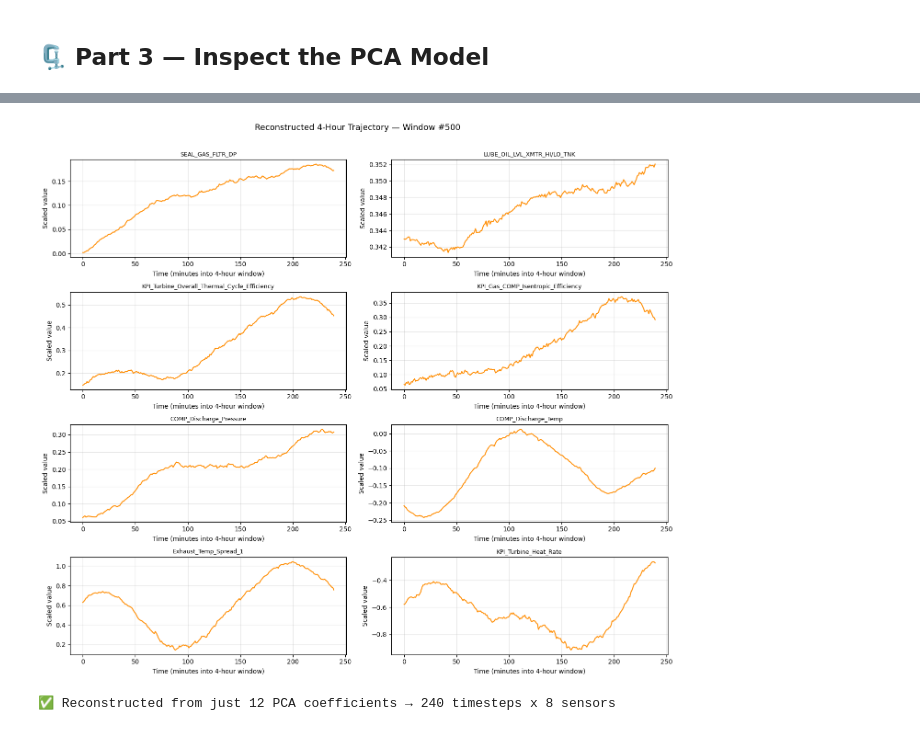
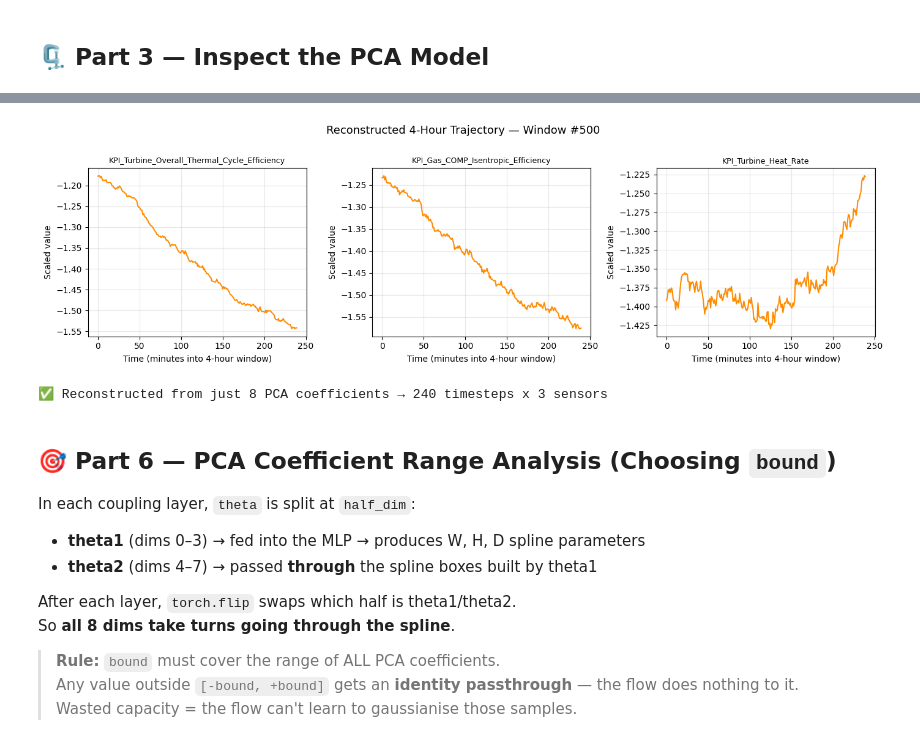
Before and after one commit to Anupam1223/Genesis, a Jupyter notebook: notebooks/explore_preprocessing.ipynb, the cells around one changed output, grey strips where cells are left out. Saved outputs shown, nothing was run; the diff lists cells and outputs as text; code cells hidden in the pictures.

```diff
--- a/notebooks/explore_preprocessing.ipynb
+++ b/notebooks/explore_preprocessing.ipynb
@@ -96,12 +97,19 @@ x_scaler     = joblib.load(os.path.join(CHECKPOINT_DIR, 'x_scaler.pkl'))
 u_scaler     = joblib.load(os.path.join(CHECKPOINT_DIR, 'u_scaler.pkl'))
 theta_scaler = joblib.load(os.path.join(CHECKPOINT_DIR, 'theta_base_scaler.pkl'))
 
-x_cols     = ['COMP_Suction_Pressure', 'COMP_Suction_Drum_Temperature', 'KPI_Fuel_Gas_Lower_Heating_Value']
-u_cols     = ['Turbine_SHAFT_SPEED', 'UK_14PDCV-504_H-SEL', 'SEAL_GAS_SUP_DE']
+x_cols = [
+    'COMP_AXL_DSCHRG_PRESS', 'COMP_Discharge_Pressure', 'COMP_Suction_Pressure',
+    'Turbine_SHAFT_SPEED', 'COMP_Discharge_FlowDP', 'COMP_Discharge_Temp',
+    'COMP_Suction_Drum_Temperature', 'TBN_TEMP_1_STG_FWD_INR', 'Exhaust_Temp_Spread_1',
+    'SHAFT_BAL_PISTON', 'LUBE_OIL_LVL_XMTR_HI/LO_TNK', 'DRIVE_MOTOR_Oil_Press',
+    'SEAL_GAS_SUP_DE', 'SEAL_Primary_DE_Pressure',
+]
+u_cols = [
+    'KPI_Fuel_Gas_Lower_Heating_Value', 'Part4_UK_1',
+    'UK_14PDCV-504_H-SEL', 'UK_V-1412_HPOMR_FR_E-1411',
+]
 theta_cols = [
-    'SEAL_GAS_FLTR_DP', 'LUBE_OIL_LVL_XMTR_HI/LO_TNK',
-    'KPI_Turbine_Overall_Thermal_Cycle_Efficiency', 'KPI_Gas_COMP_Isentropic_Efficiency',
-    'COMP_Discharge_Pressure', 'COMP_Discharge_Temp', 'Exhaust_Temp_Spread_1', 'KPI_Turbine_Heat_Rate'
+    'KPI_Turbine_Overall_Thermal_Cycle_Efficiency', 'KPI_Gas_COMP_Isentropic_Efficiency', 'KPI_Turbine_Heat_Rate'
 ]
 
 print("📌 X Scaler (StandardScaler) — Condition Variables")
@@ -202,7 +206,7 @@ Each row in the dataset is one sliding window. The 12 PCA coefficients describe
 # %%
 pca_cols = [c for c in train_df.columns if c.startswith('PCA_')]
 
-fig, axes = plt.subplots(4, 3, figsize=(16, 12))
+fig, axes = plt.subplots(2, 4, figsize=(16, 8))
 axes = axes.flatten()
 
 for i, col in enumerate(pca_cols):
@@ -226,33 +230,46 @@ This proves the PCA compression is lossless enough — take one window's 12 coef
 SAMPLE_IDX = 500
 DOWNSAMPLE_RATE = 60
 N_THETA = len(theta_cols)
 
 # Get the 12 PCA coefficients for this window
 coefficients = train_df[pca_cols].values[SAMPLE_IDX]  # shape: (12,)
 
 # Reconstruct the flat compressed trajectory
 reconstructed_flat = np.einsum('k,kj->j', coefficients, pca.components_) + pca.mean_
 # Shape is (240 * 8,) → reshape to (240 timesteps, 8 sensors)
 n_timesteps = reconstructed_flat.shape[0] // N_THETA
 reconstructed = reconstructed_flat.reshape(n_timesteps, N_THETA)
 
 # Plot each sensor's reconstructed trajectory
-fig, axes = plt.subplots(4, 2, figsize=(14, 12))
+fig, axes = plt.subplots(1, 3, figsize=(14, 4))
 axes = axes.flatten()
 time_axis = np.arange(n_timesteps) * DOWNSAMPLE_RATE / 60  # in minutes
 
 for i, col in enumerate(theta_cols):
     axes[i].plot(time_axis, reconstructed[:, i], linewidth=1.5, color='darkorange')
     axes[i].set_title(col, fontsize=9)
     axes[i].set_xlabel('Time (minutes into 4-hour window)')
     axes[i].set_ylabel('Scaled value')
     axes[i].grid(True, alpha=0.3)
 
 plt.suptitle(f'Reconstructed 4-Hour Trajectory — Window #{SAMPLE_IDX}', fontsize=13, y=1.01)
 plt.tight_layout()
 plt.show()
 
 print(f"\n✅ Reconstructed from just {len(coefficients)} PCA coefficients → {reconstructed.shape[0]} timesteps x {reconstructed.shape[1]} sensors")
 # %% [output]
-[figure, old version]
+[figure, new version]
-✅ Reconstructed from just 12 PCA coefficients → 240 timesteps x 8 sensors
+✅ Reconstructed from just 8 PCA coefficients → 240 timesteps x 3 sensors
+# %% [markdown]
+## 🎯 Part 6 — PCA Coefficient Range Analysis (Choosing `bound`)
+
+In each coupling layer, `theta` is split at `half_dim`:
+- **theta1** (dims 0–3) → fed into the MLP → produces W, H, D spline parameters
+- **theta2** (dims 4–7) → passed **through** the spline boxes built by theta1
+
+After each layer, `torch.flip` swaps which half is theta1/theta2.
+So **all 8 dims take turns going through the spline**.
+
+> **Rule:** `bound` must cover the range of ALL PCA coefficients.
+> Any value outside `[-bound, +bound]` gets an **identity passthrough** — the flow does nothing to it.
+> Wasted capacity = the flow can't learn to gaussianise those samples.
```
Also changed, not shown: parts of 11 cells of this notebook, 13 other files.
